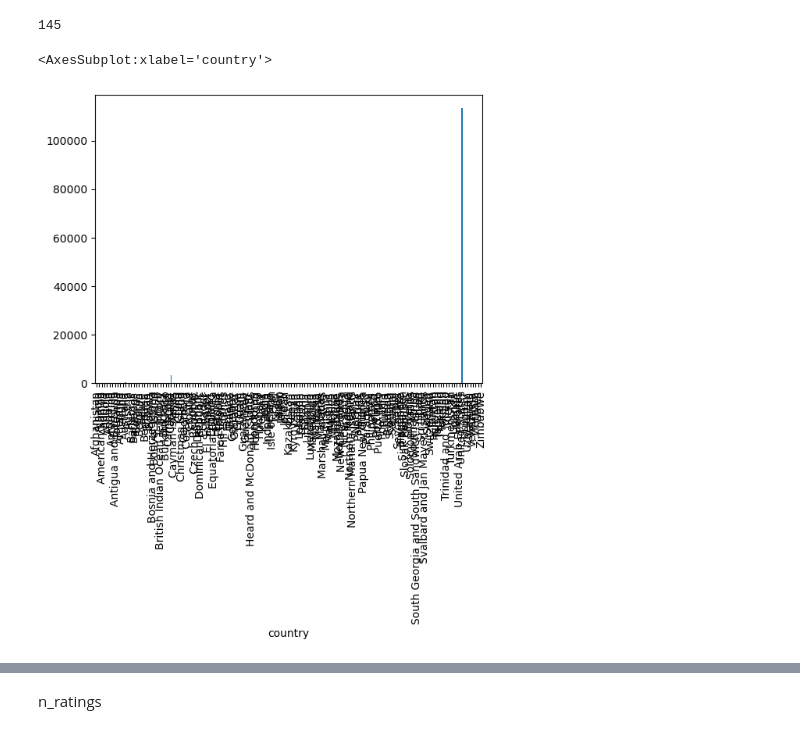
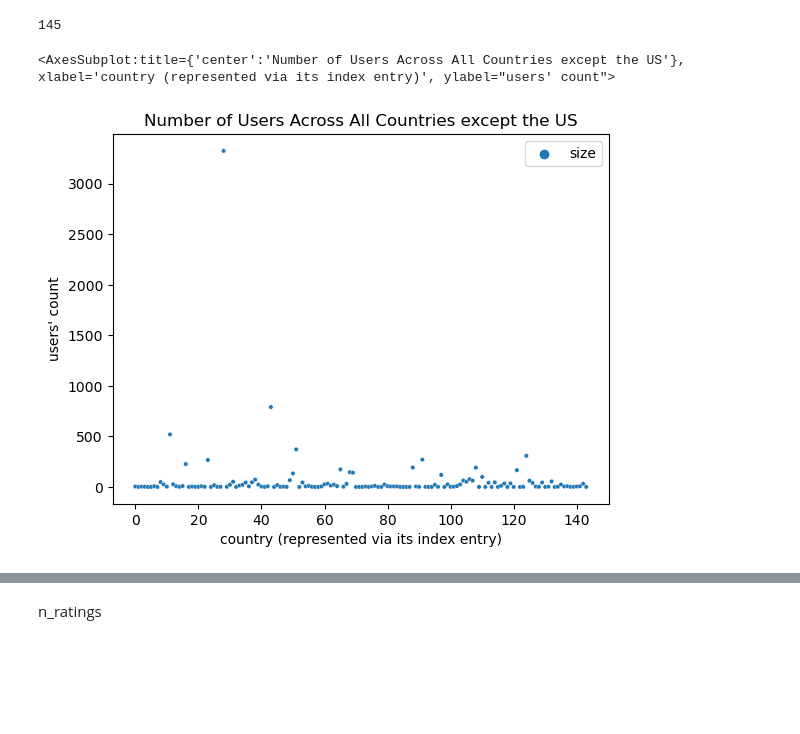
Before and after one commit to epfl-ada/ada-2022-project-analyteam, a Jupyter notebook: processing.ipynb, the cells around one changed output, grey strips where cells are left out. Saved outputs shown, nothing was run; the diff lists cells and outputs as text; code cells hidden in the pictures; blank space fills up the shorter version.

Commit message:
almost done with processing users.csv, summarizing results

```diff
--- a/processing.ipynb
+++ b/processing.ipynb
@@ -166,7 +185,7 @@ Timestamp('2017-07-31 10:00:00')
 # %% [markdown]
 Appending the Country of Each Territory
 # %%
-users_df["country"] = users_df["location"].apply(lambda territory: prc.country_of(territory))
+users_df["country"] = users_df["location"].apply(lambda territory: prc.get_country(territory))
 users_df.head(5)
 # %% [output]
 |  | n_ratings | n_reviews | uid | username | joined | location | country |
@@ -288,9 +303,16 @@ len(all_countries)
 # %% [output]
 How many different locations are there ?
 145
-# %%
-n_users_per_country = users_df[~ users_df.country.isna()].groupby("country").size()
-n_users_per_country.plot.bar()
-# %% [output]
-<AxesSubplot:xlabel='country'>
-[figure, removed]
+# %%
+n_users_per_country_wout_us = users_df[\
+    (~users_df.country.isna()) &\
+    (users_df.country != "United States")].groupby("country", as_index=False).size()
+
+fig, ax = plt.subplots(1,1)
+ax.set_title("Number of Users Across All Countries except the US")
+ax.set_ylabel("users' count")
+ax.set_xlabel("country (represented via its index entry)")
+sns.scatterplot(data=n_users_per_country_wout_us, ax=ax, s=10)
+# %% [output]
+<AxesSubplot:title={'center':'Number of Users Across All Countries except the US'}, xlabel='country (represented via its index entry)', ylabel="users' count">
+[figure, added]
```
Also changed, not shown: parts of 20 cells of this notebook.
